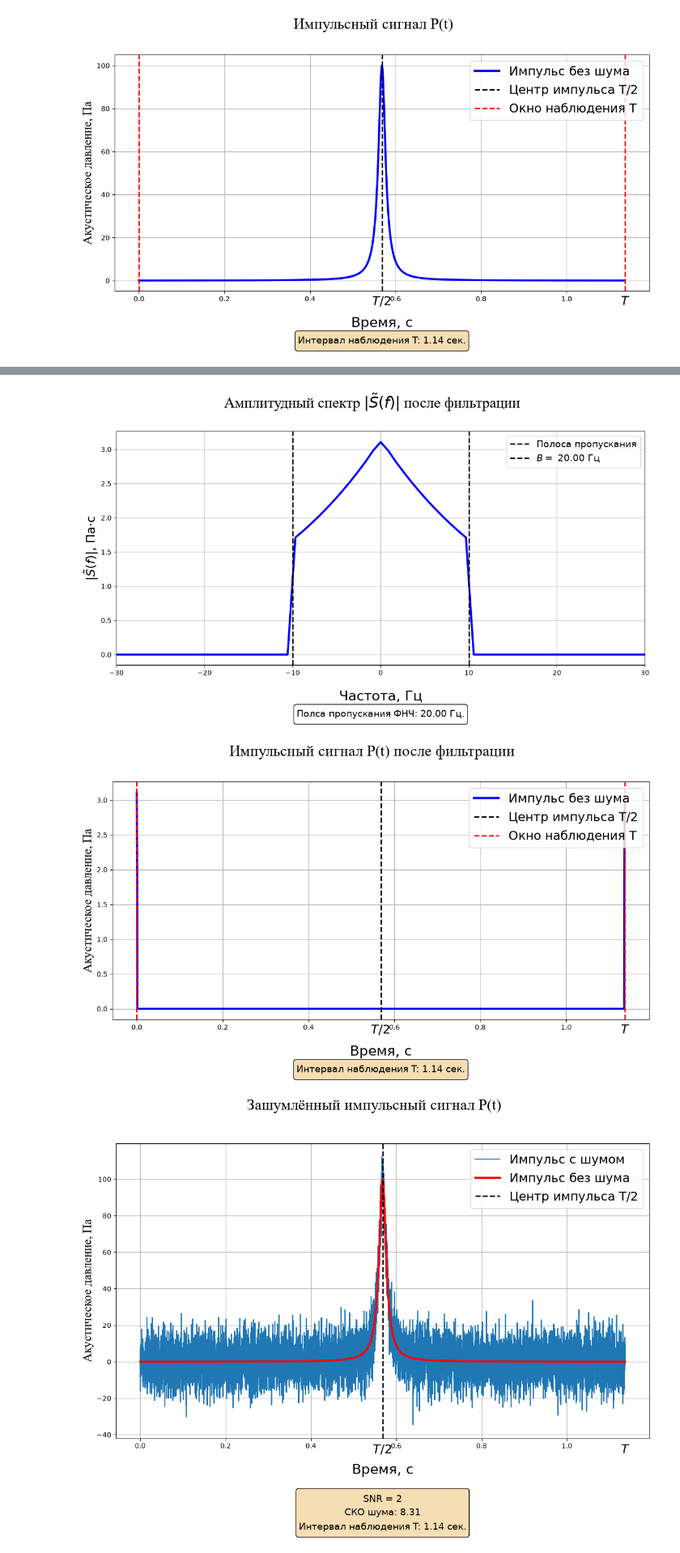
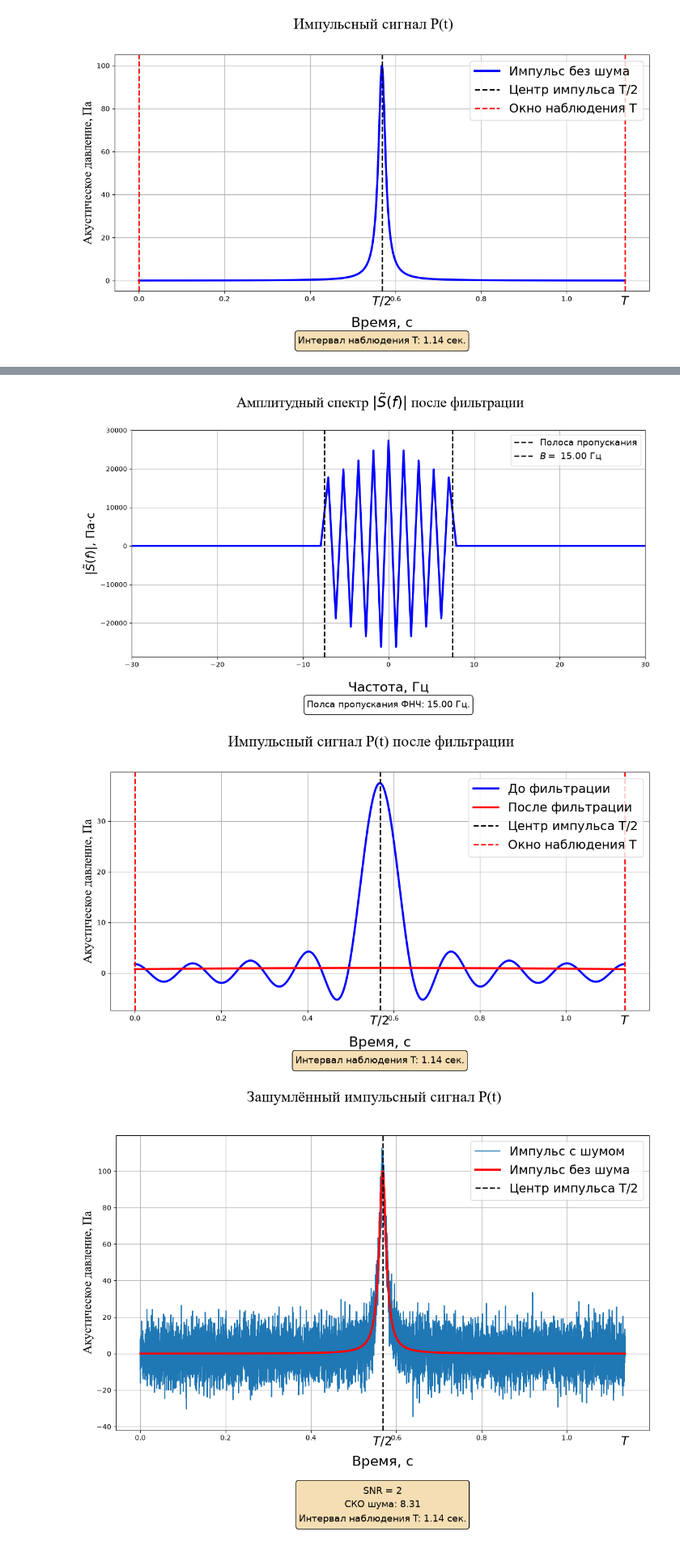
Before and after one commit to veitnemed/piling-main, a Jupyter notebook: notebook.ipynb, the cells around one changed output, grey strips where cells are left out. Shown at 81% size. Cells and saved outputs as stored; diff of their text form; code cells hidden in the pictures.

```diff
--- a/notebook.ipynb
+++ b/notebook.ipynb
@@ -37,7 +37,7 @@ en_signal = calculate_energy(pulse_signal, config_parametrs["time_vector"])
 # %%
 spectrum_signal = calculate_freq_spectr(pulse_signal, cfg.FS)
 f_rms = calculate_f_rms(spectrum_signal, config_parametrs)
-B = 20
+B = 15
 width_rms = 2*f_rms
 spectrum_filtering_signal = spectrum_filtering(spectrum_signal, B)
 
@@ -233,7 +233,7 @@ ax.grid(True)
 plt.savefig(fname = f"images/notebook/{title_main}", bbox_inches = 'tight', dpi = 300)
 plt.show()
 # %% [output]
-[figure, old version]
+[figure, new version]
 # %%
 
 
@@ -245,7 +245,11 @@ fig.subplots_adjust(top=0.85, bottom=0.25)
 
 ax.plot(
     cfg.TIME_VECTOR, back_signal,
-    color="blue", linewidth=3, label="Импульс без шума"
+    color="blue", linewidth=3, label="До фильтрации"
+)
+ax.plot(
+    cfg.TIME_VECTOR, pulse_signal,
+    color="red", linewidth=3, label="После фильтрации"
 )
 
 # Названия осей и заголовок
@@ -278,34 +282,34 @@ ax.text(
     transform=ax.get_xaxis_transform(),
     ha="center", va="top", fontsize=18
 )
 ax.text(
     config_parametrs["duration_all"], -0.02, r"$T$",
     transform=ax.get_xaxis_transform(),
     ha="center", va="top", fontsize=18
 )
 
 ax.grid(True)
 ax.legend(loc="upper right", fontsize=18)
 
 # Параметры под графиком
 info = (
 
     f"Интервал наблюдения T: {config_parametrs['duration_all']:.2f} сек."
 
 )
 
 ax.text(
     0.5, -0.18, info,
     transform=ax.transAxes,
     fontsize=14, linespacing=1.5,
     ha="center", va="top",
     bbox=dict(boxstyle="round", facecolor="wheat", alpha=1),
     clip_on=False
 )
 plt.savefig(fname = f"images/notebook/{title_main}", bbox_inches = 'tight', dpi = 300)
 plt.show()
 # %% [output]
-[figure, old version]
+[figure, new version]
 # %%
 # Построение графика
 
```
Also changed, not shown: parts of 1 cell of this notebook, 3 other files.
